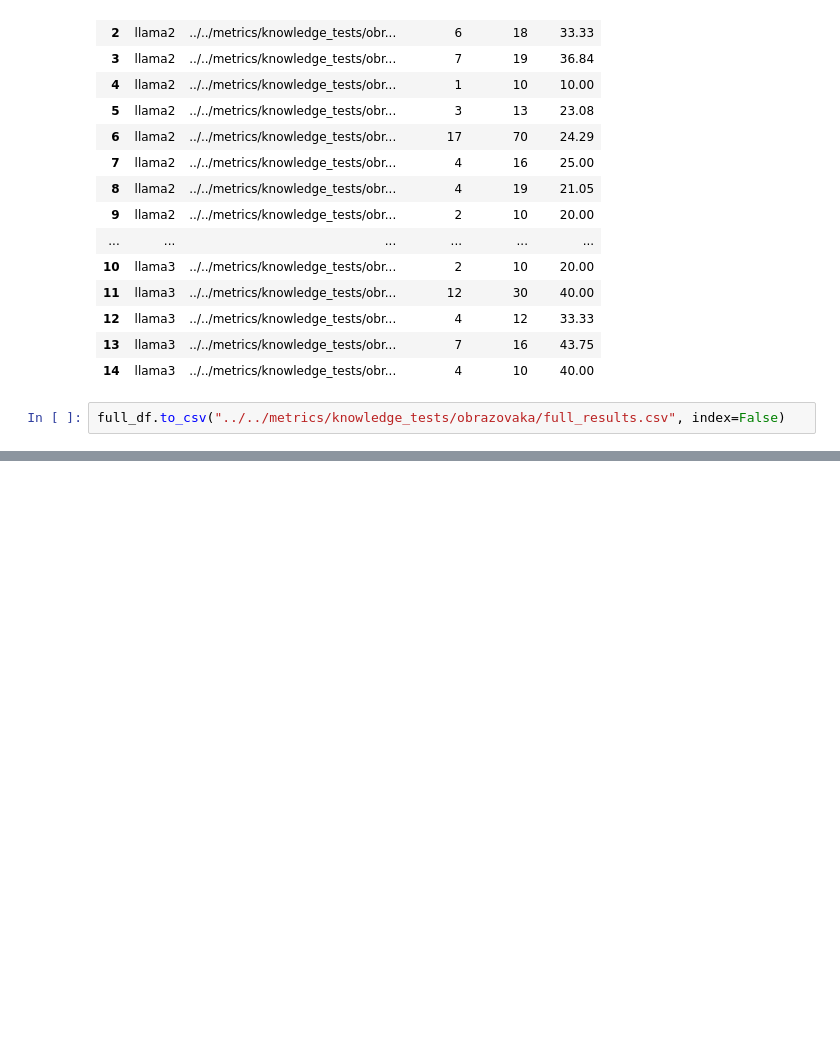
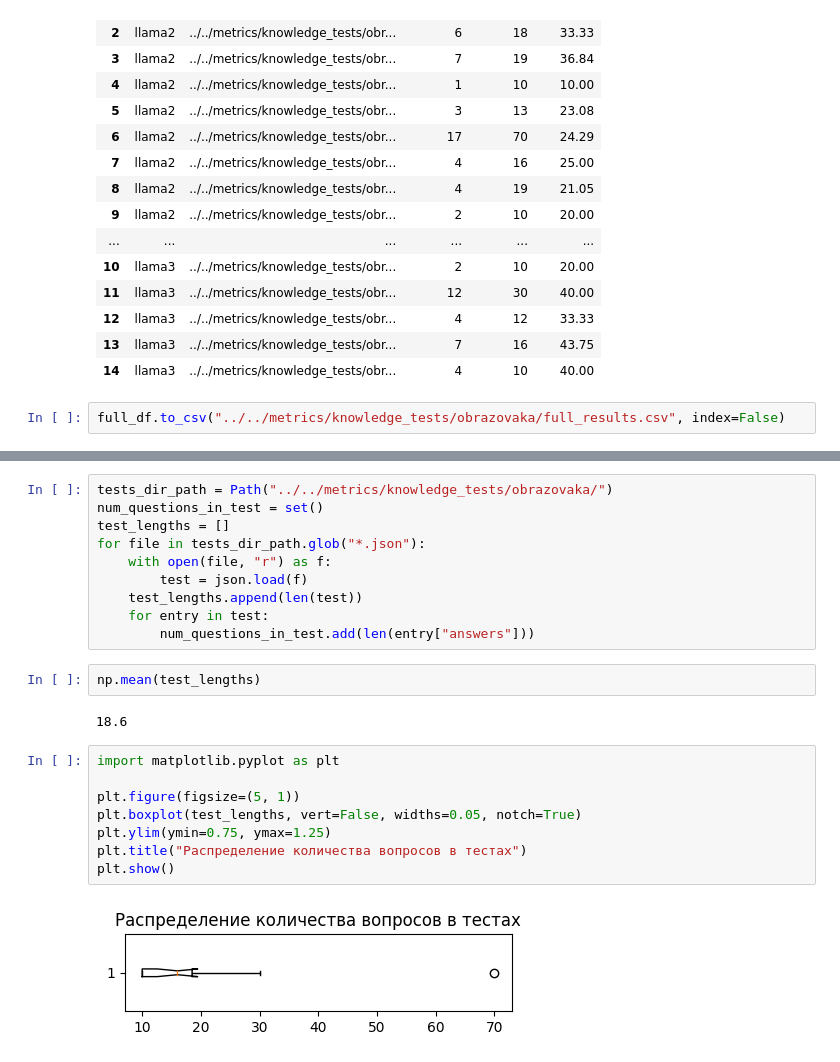
Before and after one commit to DenisovNikita/long_context_LLMs, a Jupyter notebook: metrics/metrics_evaluator.ipynb, the cells around one changed output, grey strips where cells are left out. Cells and saved outputs as stored; diff of their text form; blank space fills up the shorter version.

```diff
--- a/metrics/metrics_evaluator.ipynb
+++ b/metrics/metrics_evaluator.ipynb
@@ -275,0 +308,24 @@ full_df.to_csv("../../metrics/knowledge_tests/obrazovaka/full_results.csv", inde
+# %%
+tests_dir_path = Path("../../metrics/knowledge_tests/obrazovaka/")
+num_questions_in_test = set()
+test_lengths = []
+for file in tests_dir_path.glob("*.json"):
+    with open(file, "r") as f:
+        test = json.load(f)
+    test_lengths.append(len(test))
+    for entry in test:
+        num_questions_in_test.add(len(entry["answers"]))
+# %%
+np.mean(test_lengths)
+# %% [output]
+18.6
+# %%
+import matplotlib.pyplot as plt
+
+plt.figure(figsize=(5, 1))
+plt.boxplot(test_lengths, vert=False, widths=0.05, notch=True)
+plt.ylim(ymin=0.75, ymax=1.25)
+plt.title("Распределение количества вопросов в тестах")
+plt.show()
+# %% [output]
+[figure, added]
```
Also changed, not shown: parts of 4 cells of this notebook, 1 other file.
